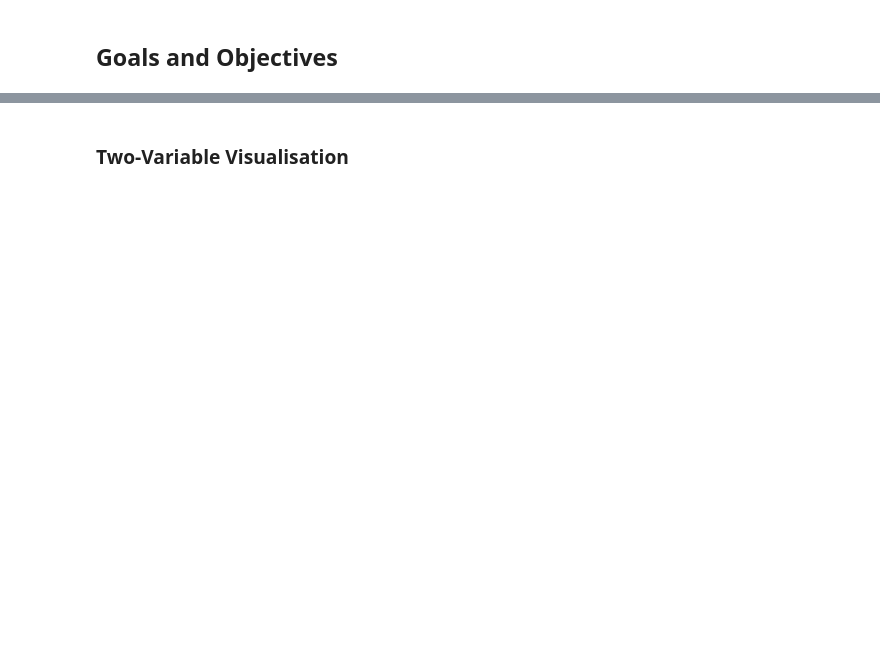
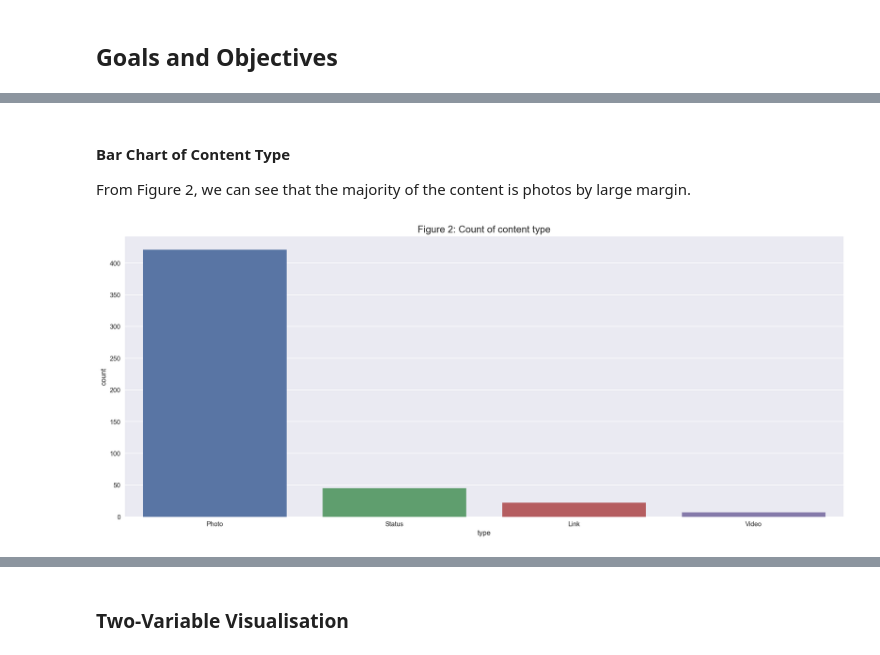
Before and after one commit to athul-tmp/Facebook-Metrics-Analysis, a Jupyter notebook: Phase1_Project.ipynb, the cells around one changed output, grey strips where cells are left out. Saved outputs shown, nothing was run; the diff lists cells and outputs as text; code cells hidden in the pictures; blank space fills up the shorter version.

```diff
--- a/Phase1_Project.ipynb
+++ b/Phase1_Project.ipynb
@@ -247,0 +308,12 @@ plt.show();
+# %% [markdown]
+#### Bar Chart of Content Type
+
+From Figure 2, we can see that the majority of the content is photos by large margin.
+# %%
+plt.figure(figsize = (20,8))
+fig = sns.countplot(x = 'type', data = fb_df,
+                    order = fb_df['type'].value_counts().index)
+fig = plt.title('Figure 2: Count of content type', fontsize = 15)
+plt.show()
+# %% [output]
+[figure, added]
```
Also changed, not shown: parts of 89 cells of this notebook.
